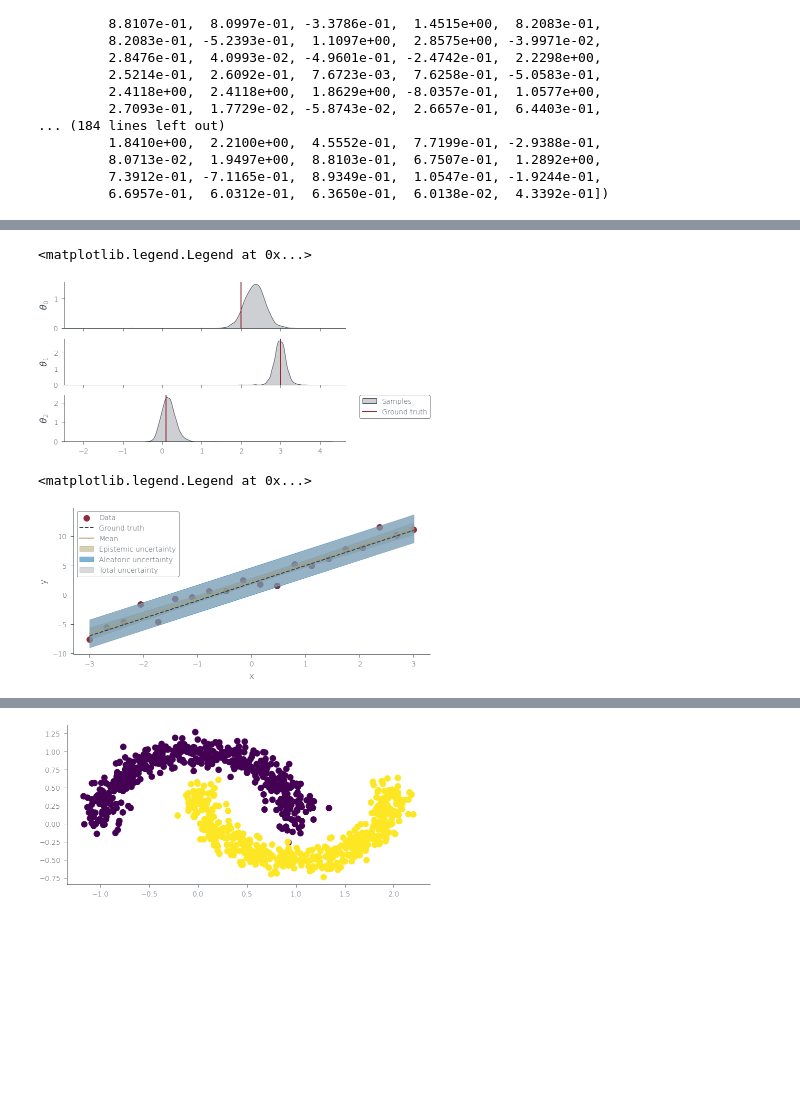
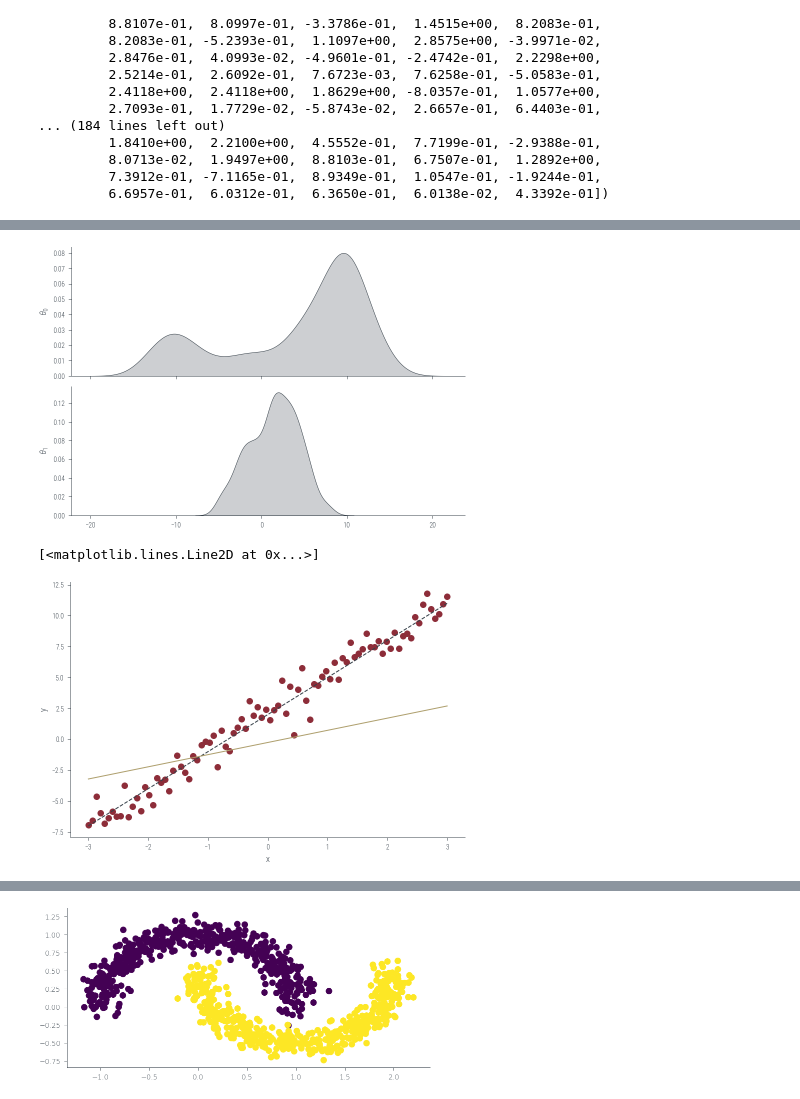
Before and after one commit to nipunbatra/pml-teaching, a Jupyter notebook: notebooks/mcmc-hamiltorch.ipynb, the cells around one changed output, grey strips where cells are left out. Saved outputs shown, nothing was run; the diff lists cells and outputs as text; code cells hidden in the pictures; blank space fills up the shorter version.

```diff
--- a/notebooks/mcmc-hamiltorch.ipynb
+++ b/notebooks/mcmc-hamiltorch.ipynb
@@ -457,0 +438,3 @@ Acceptance Rate 0.95
+# %%
+net = Net()
+net
@@ -457,0 +449,3 @@ Acceptance Rate 0.95
+# %%
+theta_params = hamiltorch.util.flatten(net)
+theta_params
@@ -457,0 +454,3 @@ Acceptance Rate 0.95
+# %%
+params_init = theta_params.clone().detach()
+params_init
@@ -457,0 +459,12 @@ Acceptance Rate 0.95
+# %%
+def log_prior(theta):
+    return dist.Normal(0, 10).log_prob(theta).sum()
+
+def log_likelihood(theta):
+    y_pred = net(x_lin.unsqueeze(1))
+    return dist.Normal(y_pred, 1).log_prob(y_lin).sum()
+
+def log_joint(theta):
+    return log_prior(theta) + log_likelihood(theta)
+
+params_hmc = run_hmc(log_joint, params_init, 1000, 0.1, 5)
@@ -476,50 +496,28 @@ plt.legend(bbox_to_anchor=(1.05, 1), loc='upper left', borderaxespad=0.)
 # %%
-# Plot KDE of the samples for the three parameters
-fig, axes = plt.subplots(3, 1, sharex=True)
+# Plot KDE of the samples for the two parameters
+fig, axes = plt.subplots(2, 1, sharex=True)
 
 for i, param_vals in enumerate(params_hmc.T):
     sns.kdeplot(param_vals.detach().numpy(), label='Samples', shade=True, color='C1', ax=axes[i])
     axes[i].set_ylabel(fr'$\theta_{i}$')
-
-# Plot the true values as well
-for i, param_vals in enumerate([theta_0_true, theta_1_true, torch.log(eps.std())]):
-    axes[i].axvline(param_vals.numpy(), color='C0', label='Ground truth')
-
-# legend outside the plot
-plt.legend(bbox_to_anchor=(1.05, 1), loc='upper left', borderaxespad=0.)
 # %% [output]
-<matplotlib.legend.Legend at 0x...>
-[figure, old version]
+[figure, new version]
 # %%
-# Plot the posterior predictive distribution
+# Plot predictions
 plt.figure()
 plt.scatter(x_lin, y_lin, label='Data', color='C0')
 plt.plot(x_lin, f(x_lin), label='Ground truth', color='C1', linestyle='--')
 plt.xlabel('x')
 plt.ylabel('y')
 
 # Get posterior samples. Thin first 100 samples to remove burn-in
-posterior_samples = params_hmc[100:]
-y_hat = posterior_samples[:, 0].unsqueeze(1) + x_lin * posterior_samples[:, 1].unsqueeze(1)
+posterior_samples = params_hmc[100:].detach()
+with torch.no_grad():
+    y_hat = net(x_lin.unsqueeze(1))
 
 # Plot mean and 95% confidence interval
-plt.plot(x_lin, y_hat.mean(axis=0), label='Mean', color='C2')
-plt.fill_between(x_lin, y_hat.mean(axis=0) - 2 * y_hat.std(axis=0), y_hat.mean(axis=0) + 2 * y_hat.std(axis=0),
-                 alpha=0.5, label='Epistemic uncertainty', color='C2')
 
-# Plot aleatoric uncertainty
-plt.fill_between(x_lin, y_hat.mean(axis=0) - 2 * torch.exp(posterior_samples[:, 2]).mean(axis=0),
-                    y_hat.mean(axis=0) + 2 * torch.exp(posterior_samples[:, 2]).mean(axis=0),
-                    alpha=0.5, label='Aleatoric uncertainty', color='C3')
-
-# Plot total uncertainty
-plt.fill_between(x_lin, y_hat.mean(axis=0) - 2 * torch.sqrt(torch.exp(posterior_samples[:, 2]).mean(axis=0) + y_hat.std(axis=0)**2),
-                    y_hat.mean(axis=0) + 2 * torch.sqrt(torch.exp(posterior_samples[:, 2]).mean(axis=0) + y_hat.std(axis=0)**2),
-                    alpha=0.5, label='Total uncertainty', color='C4')
-
-
-
-plt.legend()
+plt.plot(x_lin, y_hat.ravel(), label='Mean', color='C2')
 # %% [output]
-<matplotlib.legend.Legend at 0x...>
+[<matplotlib.lines.Line2D at 0x...>]
-[figure, old version]
+[figure, new version]
```
Also changed, not shown: parts of 31 cells of this notebook.
